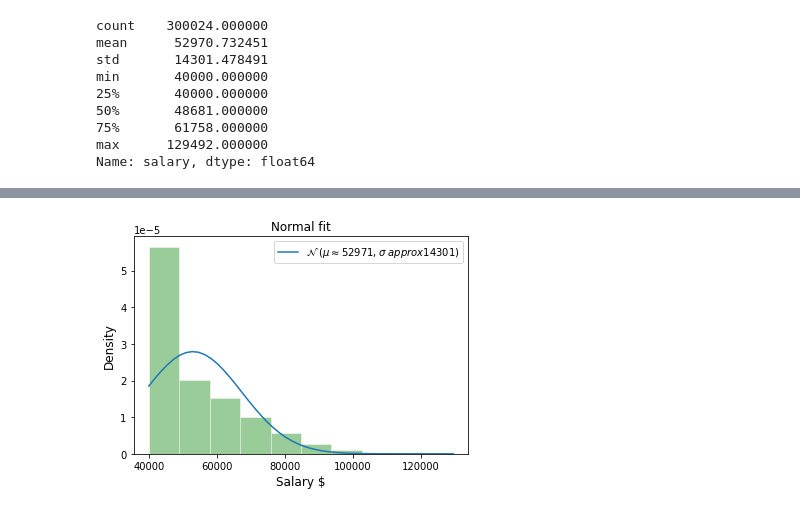
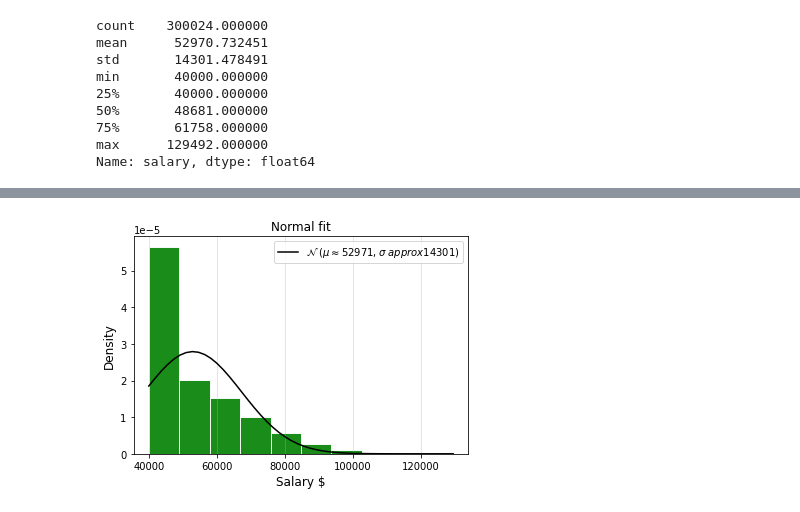
Before and after one commit to Solorzanoluisalberto/sql-challenge, a Jupyter notebook: EmployeeSQL/MainSQL-Challenge.ipynb, the cells around one changed output, grey strips where cells are left out. Cells and saved outputs as stored; diff of their text form; code cells hidden in the pictures.

```diff
--- a/EmployeeSQL/MainSQL-Challenge.ipynb
+++ b/EmployeeSQL/MainSQL-Challenge.ipynb
@@ -82,12 +82,14 @@ plt.legend();
-# %%
-domain = np.linspace(np.min(salary_df['salary']), np.max(salary_df['salary']))
-plt.plot(domain, norm.pdf(domain, mean_numpy, std_salary),
-         label= '$\mathcal{N}$ ' + f'$( \mu \\approx {round(mean_numpy)} , \sigma \\ approx {round(std_salary)} )$')
-plt.hist(salary_df['salary'], edgecolor='w', alpha=.4, density=True, color='g')
-plt.xlabel('Salary $', fontsize='12')
-plt.ylabel('Density', fontsize='12')
-plt.title('Normal fit', fontsize='12')
-plt.legend()
-plt.show();
-# %% [output]
-[figure, removed]
+# %%
+# Fit Normal Curve to histogram salary ranges for employees.
+domain = np.linspace(np.min(salary_df['salary']), np.max(salary_df['salary']))
+plt.plot(domain, norm.pdf(domain, mean_numpy, std_salary),
+         label= '$\mathcal{N}$ ' + f'$( \mu \\approx {round(mean_numpy)} , \sigma \\ approx {round(std_salary)} )$', color='black')
+plt.hist(salary_df['salary'], edgecolor='w', alpha=.9, density=True, color='g')
+plt.xlabel('Salary $', fontsize='12')
+plt.ylabel('Density', fontsize='12')
+plt.title('Normal fit', fontsize='12')
+plt.grid(axis='x', alpha=.4)
+plt.legend()
+plt.show();
+# %% [output]
+[figure, added]
```
Also changed, not shown: parts of 4 cells of this notebook.
